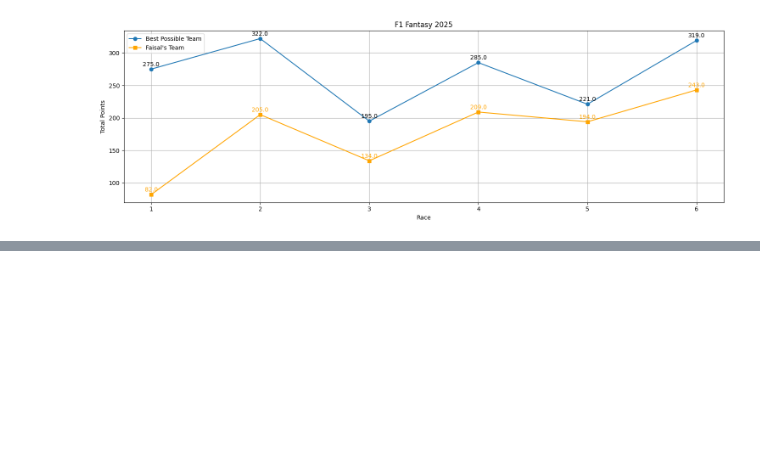
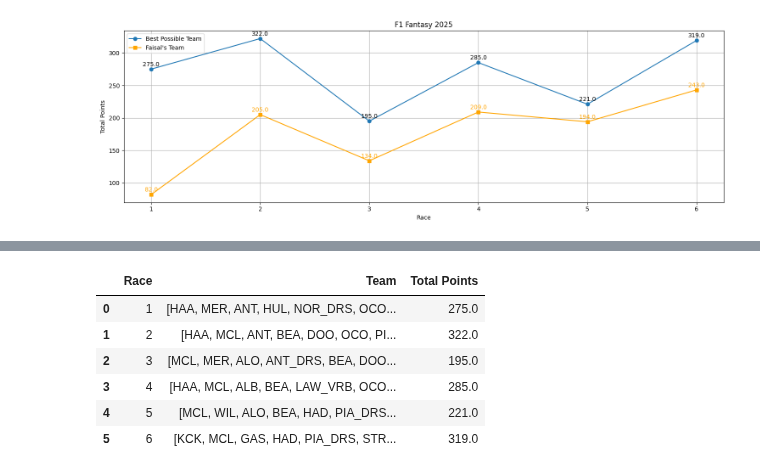
Before and after one commit to fhossain75/F1Fantasy, a Jupyter notebook: data_analysis/eda.ipynb, the cells around one changed output, grey strips where cells are left out. Saved outputs shown, nothing was run; the diff lists cells and outputs as text; code cells hidden in the pictures; blank space fills up the shorter version.

```diff
--- a/data_analysis/eda.ipynb
+++ b/data_analysis/eda.ipynb
@@ -37,0 +79,10 @@ plt.show()
+# %%
+best_team_df
+# %% [output]
+|  | Race | Team | Total Points |
+| 0 | 1 | [HAA, MER, ANT, HUL, NOR_DRS, OCO... | 275.0 |
+| 1 | 2 | [HAA, MCL, ANT, BEA, DOO, OCO, PI... | 322.0 |
+| 2 | 3 | [MCL, MER, ALO, ANT_DRS, BEA, DOO... | 195.0 |
+| 3 | 4 | [HAA, MCL, ALB, BEA, LAW_VRB, OCO... | 285.0 |
+| 4 | 5 | [MCL, WIL, ALO, BEA, HAD, PIA_DRS... | 221.0 |
+| 5 | 6 | [KCK, MCL, GAS, HAD, PIA_DRS, STR... | 319.0 |
```
Also changed, not shown: parts of 3 cells of this notebook, 1 other file.
